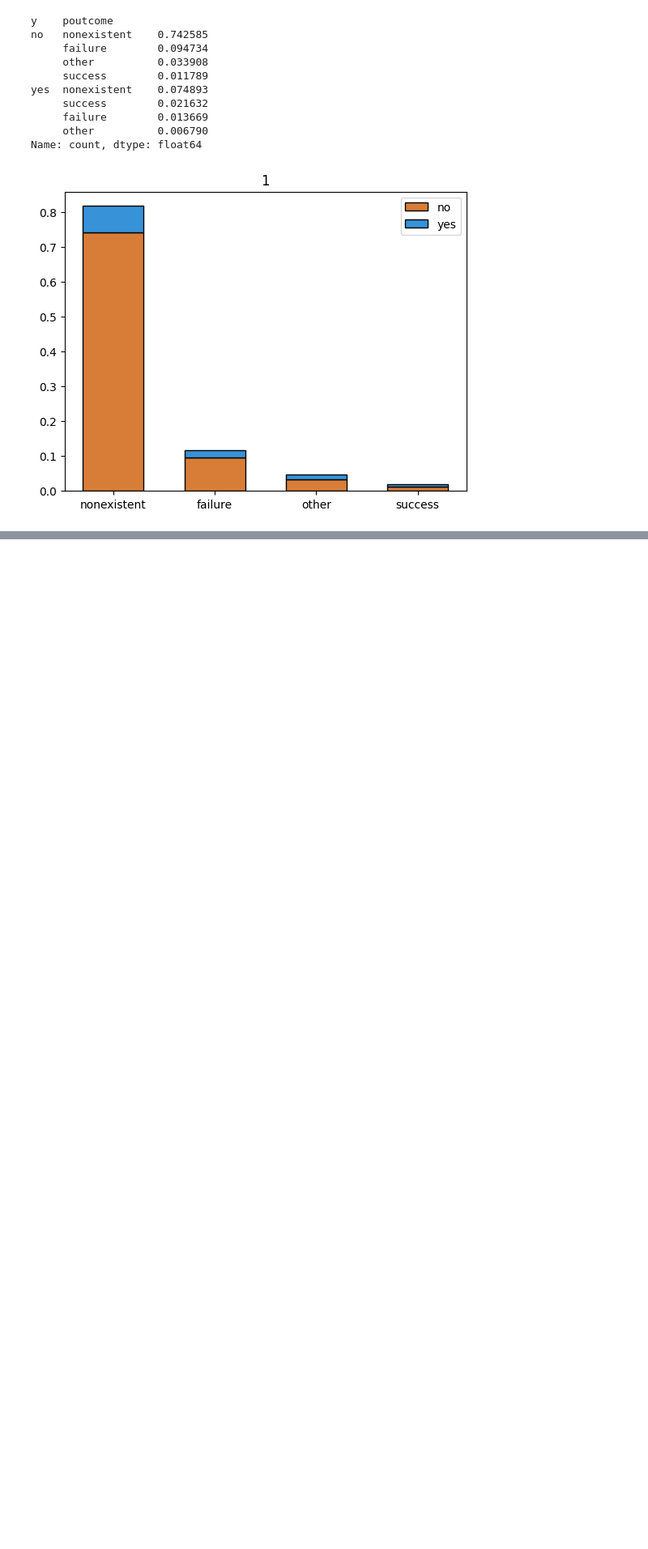
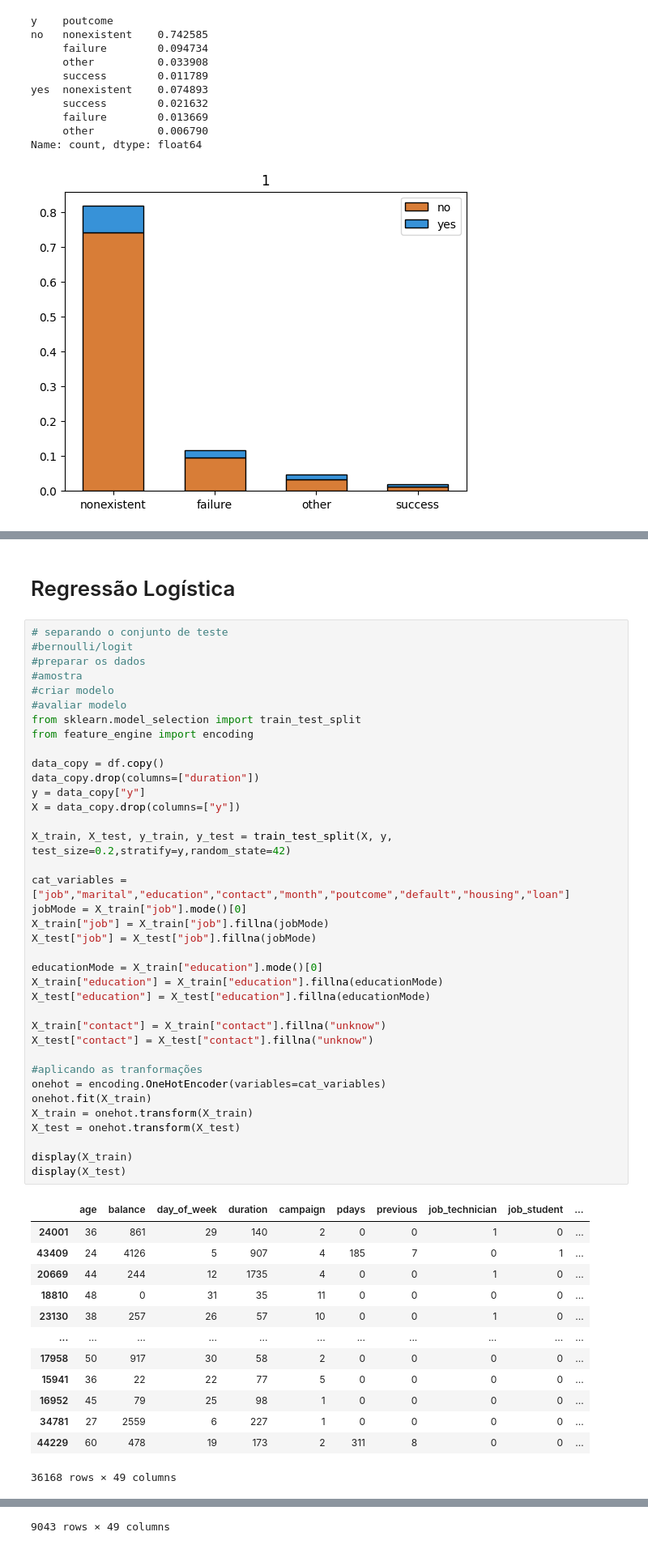
Before and after one commit to juliano-CN/analise-maketing-bancario, a Jupyter notebook: bank.ipynb, the cells around one changed output, grey strips where cells are left out. Shown at 81% size. Drawn from its saved outputs; the diff is of its cells as text; blank space fills up the shorter version.

Commit message:
test: testando alguns comandos so skelearn

```diff
--- a/bank.ipynb
+++ b/bank.ipynb
@@ -381,0 +371,53 @@ ValueError: Found input variables with inconsistent numbers of samples: [45211,
+# %% [markdown]
+# Regressão Logística
+# %%
+# separando o conjunto de teste
+#bernoulli/logit
+#preparar os dados
+#amostra
+#criar modelo
+#avaliar modelo
+from sklearn.model_selection import train_test_split
+from feature_engine import encoding
+
+data_copy = df.copy()
+data_copy.drop(columns=["duration"])
+y = data_copy["y"]
+X = data_copy.drop(columns=["y"])
+
+X_train, X_test, y_train, y_test = train_test_split(X, y, test_size=0.2,stratify=y,random_state=42)
+
+cat_variables = ["job","marital","education","contact","month","poutcome","default","housing","loan"]
+jobMode = X_train["job"].mode()[0]
+X_train["job"] = X_train["job"].fillna(jobMode)
+X_test["job"] = X_test["job"].fillna(jobMode)
+
+educationMode = X_train["education"].mode()[0]
+X_train["education"] = X_train["education"].fillna(educationMode)
+X_test["education"] = X_test["education"].fillna(educationMode)
+
+X_train["contact"] = X_train["contact"].fillna("unknow")
+X_test["contact"] = X_test["contact"].fillna("unknow")
+
+#aplicando as tranformações
+onehot = encoding.OneHotEncoder(variables=cat_variables)
+onehot.fit(X_train)
+X_train = onehot.transform(X_train)
+X_test = onehot.transform(X_test)
+
+display(X_train)
+display(X_test)
+# %% [output]
+|  | age | balance | day_of_week | duration | campaign | pdays | previous | job_technician | job_student | ... |
+| 24001 | 36 | 861 | 29 | 140 | 2 | 0 | 0 | 1 | 0 | ... |
+| 43409 | 24 | 4126 | 5 | 907 | 4 | 185 | 7 | 0 | 1 | ... |
+| 20669 | 44 | 244 | 12 | 1735 | 4 | 0 | 0 | 1 | 0 | ... |
+| 18810 | 48 | 0 | 31 | 35 | 11 | 0 | 0 | 0 | 0 | ... |
+| 23130 | 38 | 257 | 26 | 57 | 10 | 0 | 0 | 1 | 0 | ... |
+| ... | ... | ... | ... | ... | ... | ... | ... | ... | ... | ... |
+| 17958 | 50 | 917 | 30 | 58 | 2 | 0 | 0 | 0 | 0 | ... |
+| 15941 | 36 | 22 | 22 | 77 | 5 | 0 | 0 | 0 | 0 | ... |
+| 16952 | 45 | 79 | 25 | 98 | 1 | 0 | 0 | 0 | 0 | ... |
+| 34781 | 27 | 2559 | 6 | 227 | 1 | 0 | 0 | 0 | 0 | ... |
+| 44229 | 60 | 478 | 19 | 173 | 2 | 311 | 8 | 0 | 0 | ... |
+36168 rows × 49 columns
@@ -381,0 +436 @@ ValueError: Found input variables with inconsistent numbers of samples: [45211,
+9043 rows × 49 columns
```
Also changed, not shown: parts of 17 cells of this notebook, 2 other files.
